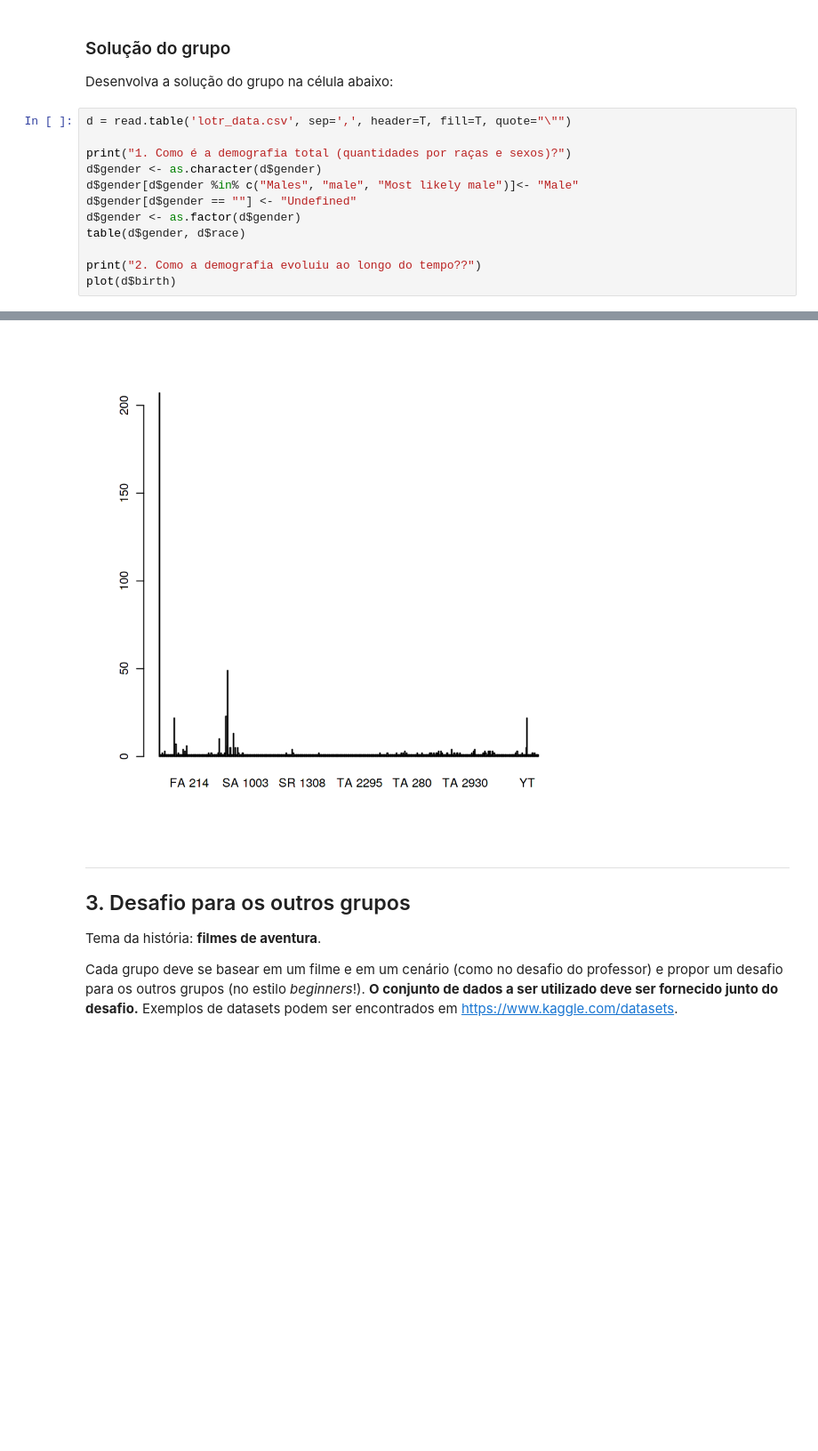
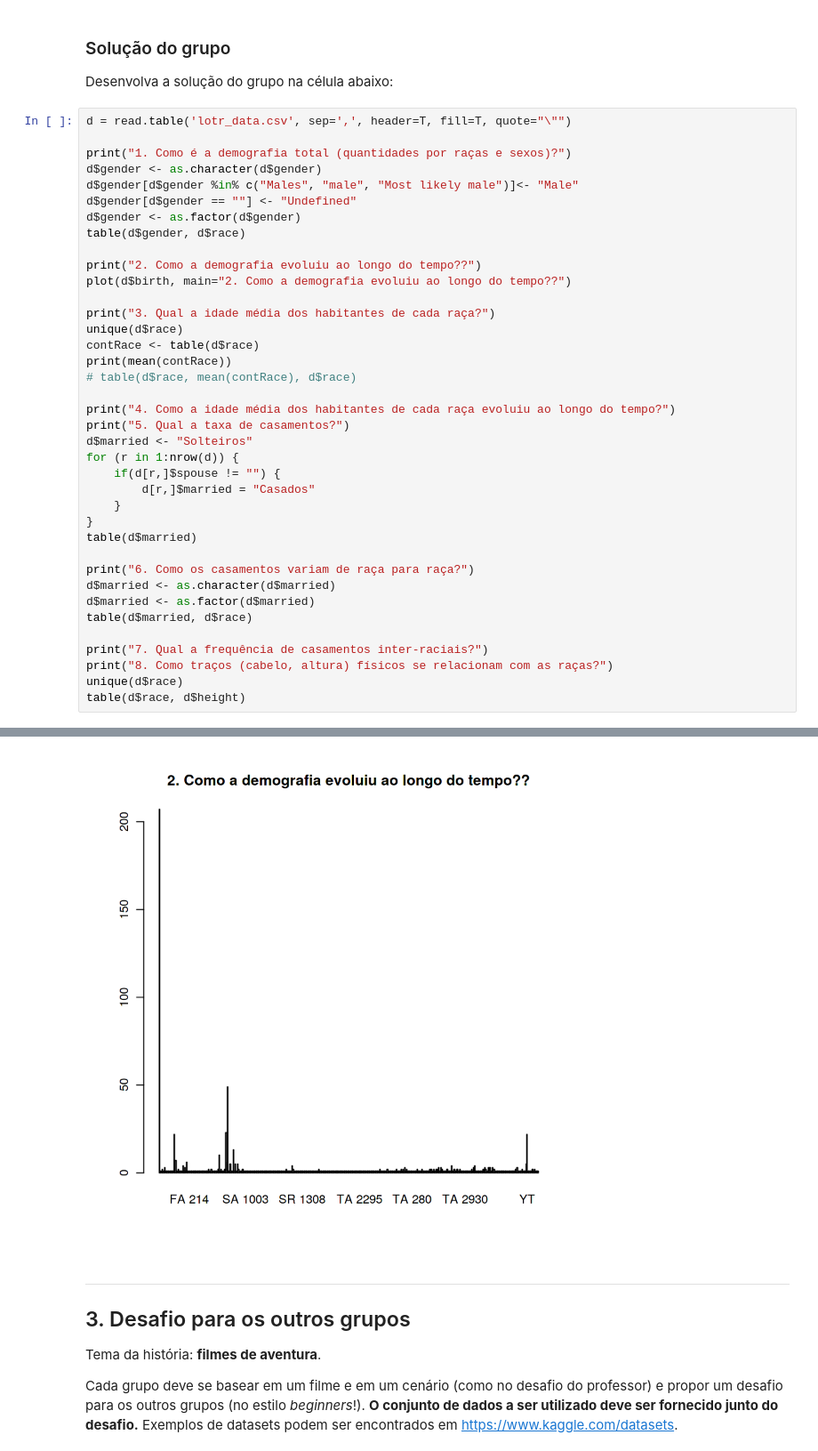
Before and after one commit to rafaelcalves/paradigmas_desafios, a Jupyter notebook: r/r_desafio.ipynb, the cells around one changed output, grey strips where cells are left out. Shown: that part at 89% size. Saved outputs shown, nothing was run; the diff lists cells and outputs as text; blank space fills up the shorter version.

```diff
--- a/r/r_desafio.ipynb
+++ b/r/r_desafio.ipynb
@@ -240,7 +260,33 @@ d$gender <- as.factor(d$gender)
 table(d$gender, d$race)
 
 print("2. Como a demografia evoluiu ao longo do tempo??")
-plot(d$birth)
+plot(d$birth, main="2. Como a demografia evoluiu ao longo do tempo??")
+
+print("3. Qual a idade média dos habitantes de cada raça?")
+unique(d$race)
+contRace <- table(d$race)
+print(mean(contRace))
+# table(d$race, mean(contRace), d$race)
+
+print("4. Como a idade média dos habitantes de cada raça evoluiu ao longo do tempo?")
+print("5. Qual a taxa de casamentos?")
+d$married <- "Solteiros"
+for (r in 1:nrow(d)) {
+    if(d[r,]$spouse != "") {
+        d[r,]$married = "Casados"
+    }
+}
+table(d$married)
+
+print("6. Como os casamentos variam de raça para raça?")
+d$married <- as.character(d$married)
+d$married <- as.factor(d$married)
+table(d$married, d$race)
+
+print("7. Qual a frequência de casamentos inter-raciais?")
+print("8. Como traços (cabelo, altura) físicos se relacionam com as raças?")
+unique(d$race)
+table(d$race, d$height)
 # %% [output]
 [1] "1. Como é a demografia total (quantidades por raças e sexos)?"
                 Ainur Ainur,Maiar Balrog Black Uruk Dragon Dragons Drúedain
@@ -264,4 +379,4 @@ plot(d$birth)
-[figure, old version]
+[figure, new version]
 # %% [markdown]
 ***
 
```
Also changed, not shown: parts of 2 cells of this notebook.
